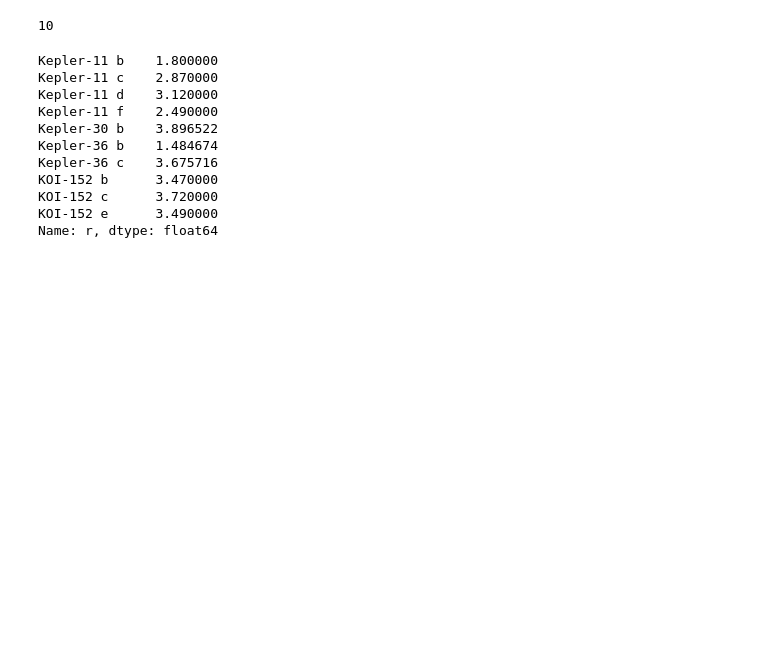
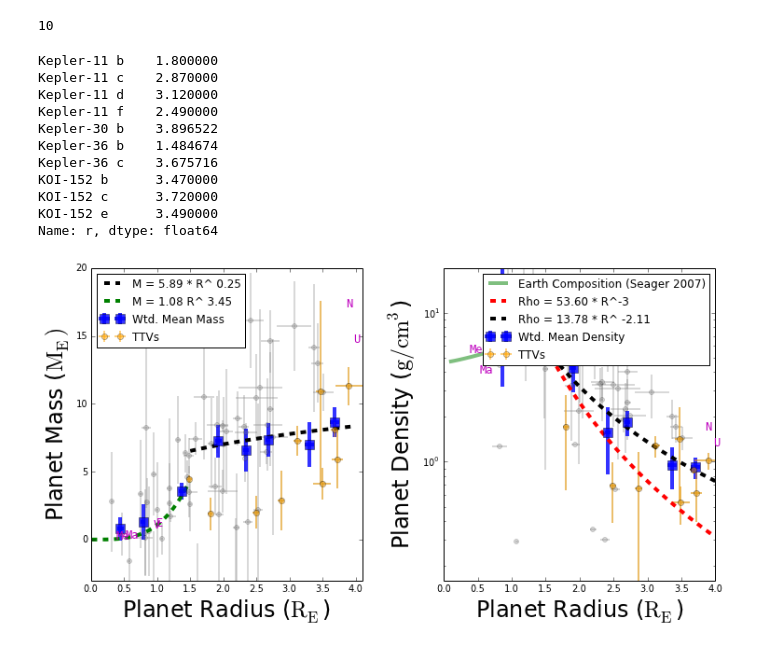
Before and after one commit to sealauren/mrf, a Jupyter notebook: plot_mr.ipynb, the cells around one changed output. Saved outputs shown, nothing was run; the diff lists cells and outputs as text; code cells hidden in the pictures; blank space fills up the shorter version.

```diff
--- a/plot_mr.ipynb
+++ b/plot_mr.ipynb
@@ -779,3 +686,7 @@ KOI-152 b      3.470000
 KOI-152 c      3.720000
 KOI-152 e      3.490000
 Name: r, dtype: float64
+# %%
+plot_mr()
+# %% [output]
+[figure, added]
```
Also changed, not shown: parts of 28 cells of this notebook, 17 other files.
